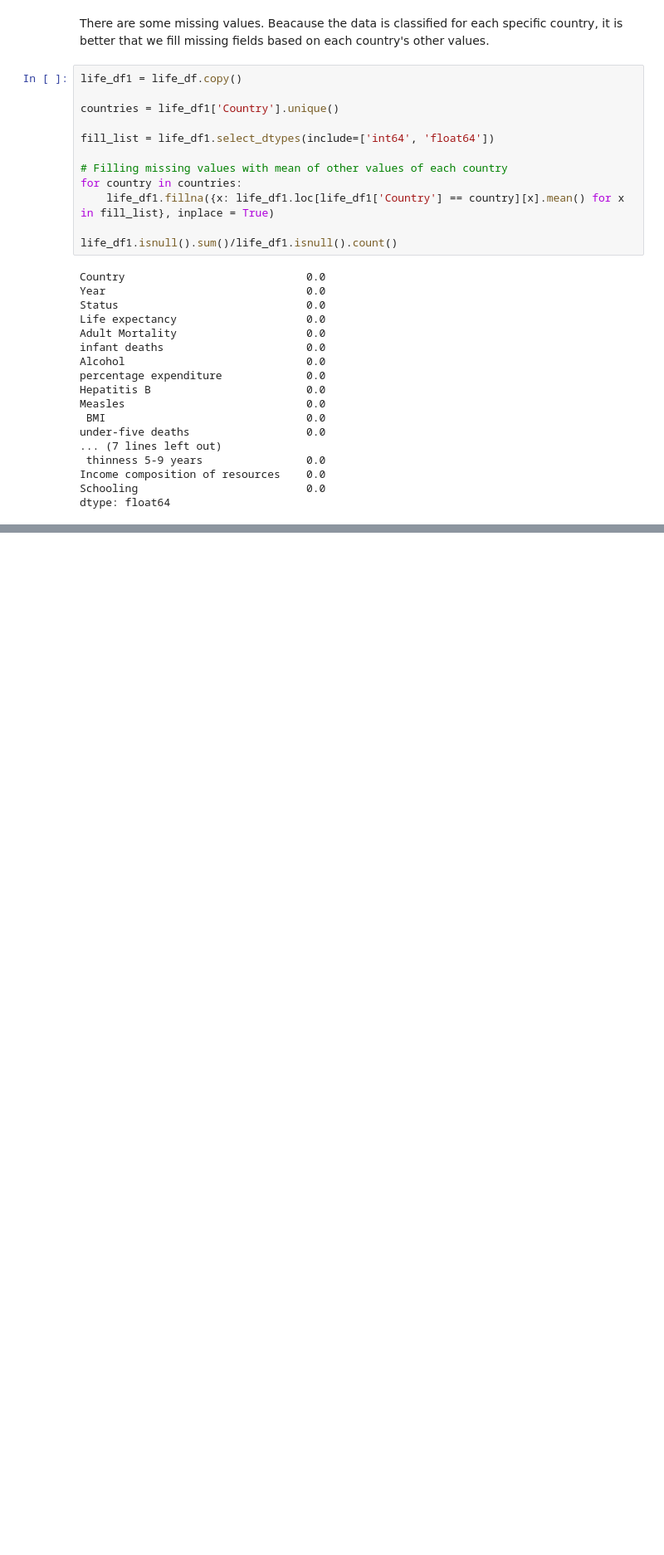
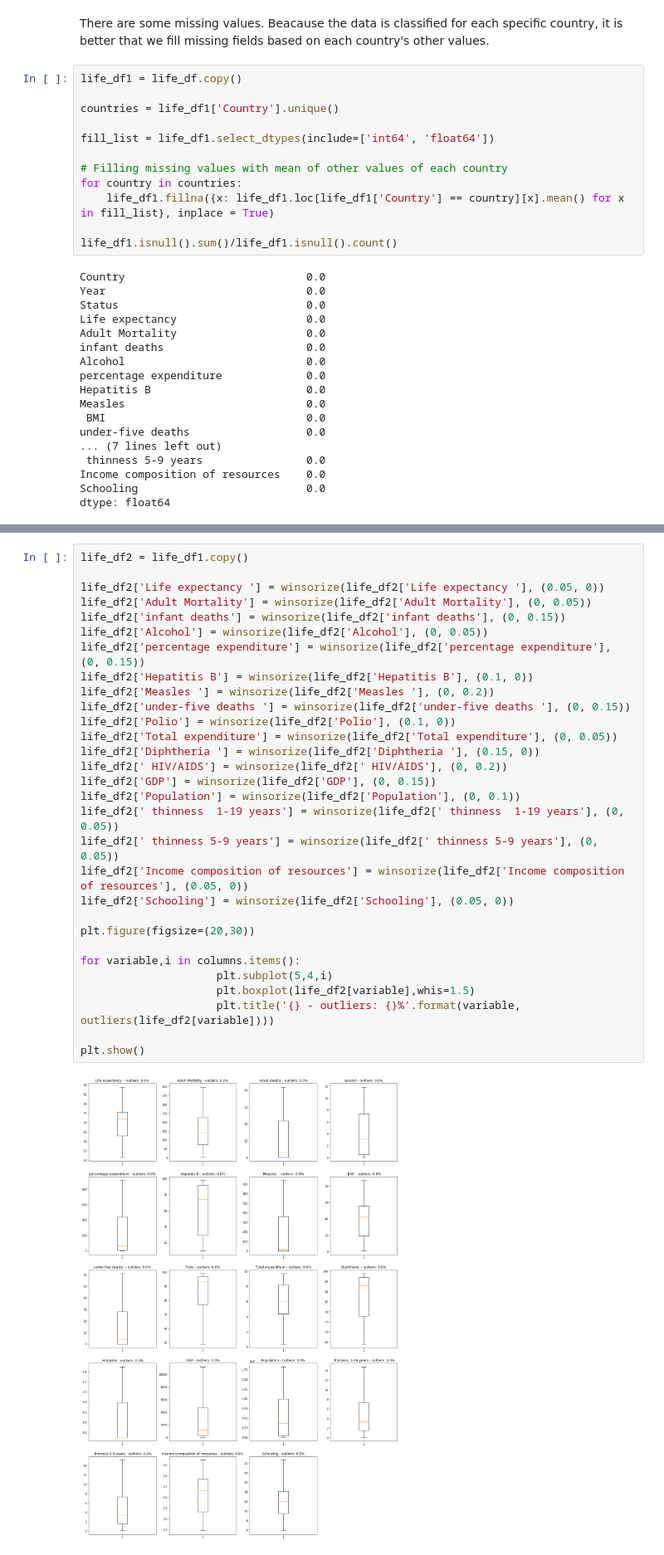
Before and after one commit to fazel74/Thinkful, a Jupyter notebook: Model_prep_challenge.ipynb, the cells around one changed output, grey strips where cells are left out. Shown at 83% size. Drawn from its saved outputs; the diff is of its cells as text; blank space fills up the shorter version.

```diff
--- a/Model_prep_challenge.ipynb
+++ b/Model_prep_challenge.ipynb
@@ -134,0 +163,32 @@ life_df1['Life expectancy'].head()
+# %%
+life_df2 = life_df1.copy()
+
+life_df2['Life expectancy '] = winsorize(life_df2['Life expectancy '], (0.05, 0))
+life_df2['Adult Mortality'] = winsorize(life_df2['Adult Mortality'], (0, 0.05))
+life_df2['infant deaths'] = winsorize(life_df2['infant deaths'], (0, 0.15))
+life_df2['Alcohol'] = winsorize(life_df2['Alcohol'], (0, 0.05))
+life_df2['percentage expenditure'] = winsorize(life_df2['percentage expenditure'], (0, 0.15))
+life_df2['Hepatitis B'] = winsorize(life_df2['Hepatitis B'], (0.1, 0))
+life_df2['Measles '] = winsorize(life_df2['Measles '], (0, 0.2))
+life_df2['under-five deaths '] = winsorize(life_df2['under-five deaths '], (0, 0.15))
+life_df2['Polio'] = winsorize(life_df2['Polio'], (0.1, 0))
+life_df2['Total expenditure'] = winsorize(life_df2['Total expenditure'], (0, 0.05))
+life_df2['Diphtheria '] = winsorize(life_df2['Diphtheria '], (0.15, 0))
+life_df2[' HIV/AIDS'] = winsorize(life_df2[' HIV/AIDS'], (0, 0.2))
+life_df2['GDP'] = winsorize(life_df2['GDP'], (0, 0.15))
+life_df2['Population'] = winsorize(life_df2['Population'], (0, 0.1))
+life_df2[' thinness  1-19 years'] = winsorize(life_df2[' thinness  1-19 years'], (0, 0.05))
+life_df2[' thinness 5-9 years'] = winsorize(life_df2[' thinness 5-9 years'], (0, 0.05))
+life_df2['Income composition of resources'] = winsorize(life_df2['Income composition of resources'], (0.05, 0))
+life_df2['Schooling'] = winsorize(life_df2['Schooling'], (0.05, 0))
+
+plt.figure(figsize=(20,30))
+
+for variable,i in columns.items():
+                     plt.subplot(5,4,i)
+                     plt.boxplot(life_df2[variable],whis=1.5)
+                     plt.title('{} - outliers: {}%'.format(variable, outliers(life_df2[variable])))
+
+plt.show()
+# %% [output]
+[figure, added]
```
Also changed, not shown: parts of 39 cells of this notebook.
